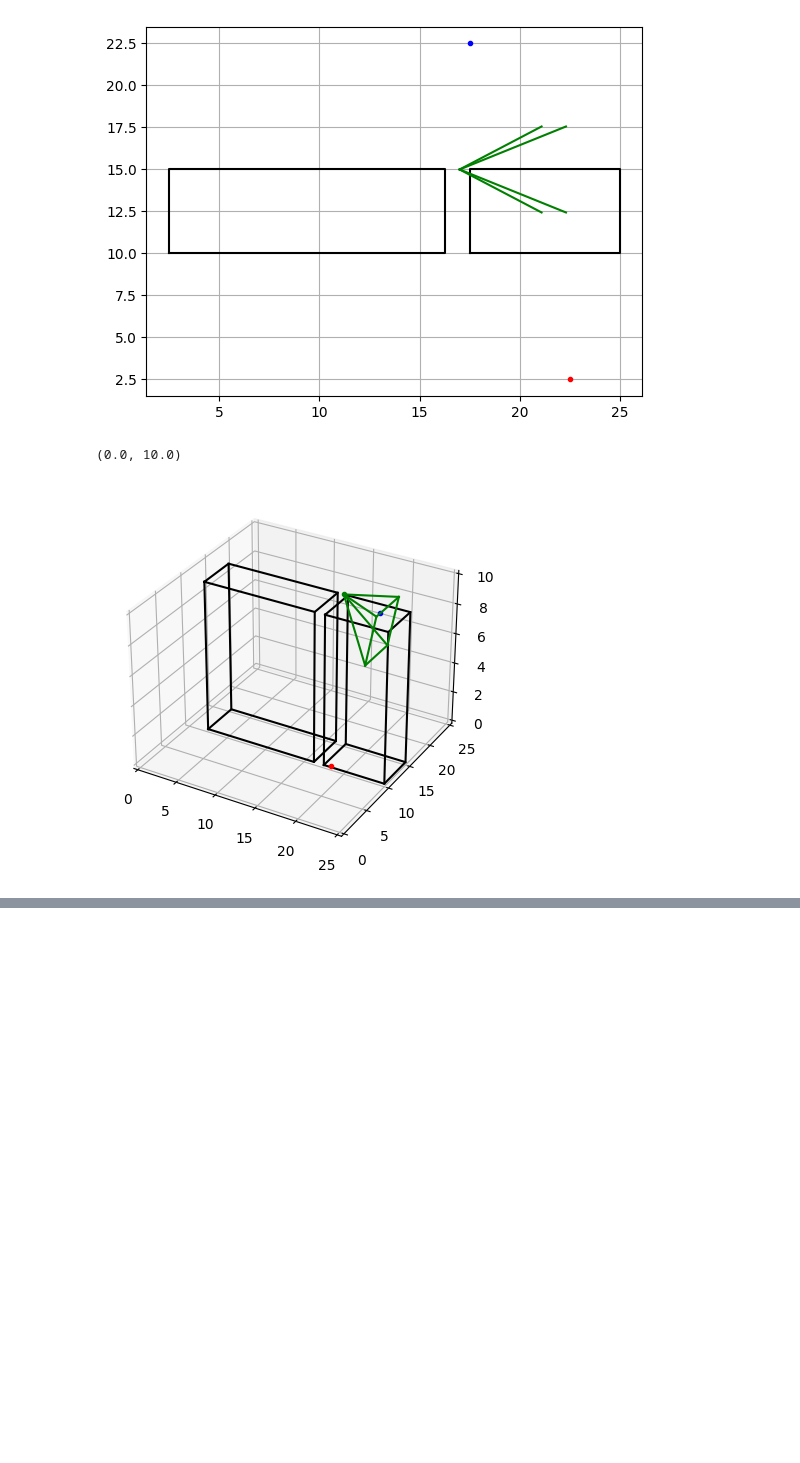
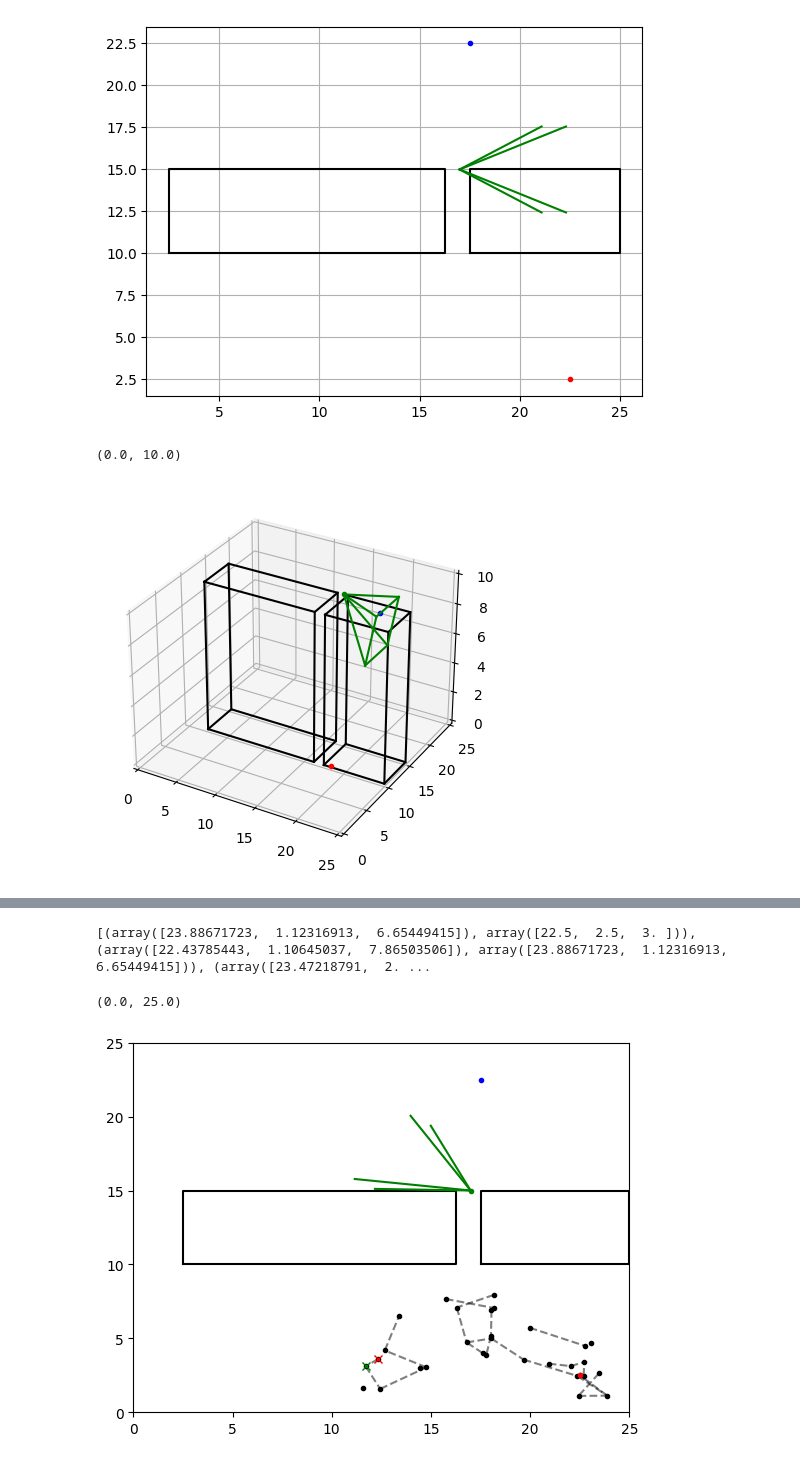
Before and after one commit to jeffersonkim97/cognis_UAM, a Jupyter notebook: script/3D/3DRRT.ipynb, the cells around one changed output, grey strips where cells are left out. Drawn from its saved outputs; the diff is of its cells as text; code cells hidden in the pictures; blank space fills up the shorter version.

```diff
--- a/script/3D/3DRRT.ipynb
+++ b/script/3D/3DRRT.ipynb
@@ -37,7 +37,7 @@ trange = 1
 # %%
 # Other Settings
 K = 5000 # number of verticies
-dQ = 2.5 # Incremental Distance
+dQ = 5 # Incremental Distance
 # %%
 fig = plt.figure()
 ax = plt.axes()
@@ -306,6 +316,24 @@ def new_conf(qnear, qrand, dQ, tprev, rnt):
         if inside_map(qnew) == False or outside_building(qnew, building) == False:
             return qnew, tprev+tt
     return qnew, tprev+rnt
+# %%
+def good_path(a, b, camera, num_cam, tprev):
+    t = np.linspace(0, 1, 1000)
+    for tt in t:
+        currentCheckingPosition = (b-a)*tt + a
+
+        checkInMap = inside_map(currentCheckingPosition)
+        checkOutsideBuilding = outside_building(currentCheckingPosition, building)
+        checkOutCamFOVvec = []
+        for nc in range(num_cam):
+            cam_i = camera[str(nc)]
+            checkOutCamFOVvec.append(outside_FOV(currentCheckingPosition, cam_i, tt+tprev))
+
+        if checkInMap and checkOutsideBuilding and np.sum(checkOutCamFOVvec) == num_cam:
+            continue
+        else:
+            return False
+    return True
 # %%
 cam_pos = np.array([17.0, 15.0, 10.0, 0.0, np.deg2rad(20)])
 R = 5
@@ -535,0 +547,57 @@ print(path)
+# %%
+# Path Rewiring
+G['rewire'] = []
+
+fig = plt.figure()
+ax = plt.axes()
+
+for nb in range(building['nb']):
+    b = building[str(nb)]['Polygon']
+    bx = []
+    by = []
+    for i in range(len(b)+1):
+        if i < len(b):
+            bx.append(b[i][0])
+            by.append(b[i][1])
+        else:
+            bx.append(b[i-len(b)][0])
+            by.append(b[i-len(b)][1])
+    ax.plot(bx, by, '-k')
+
+for kk in range(len(G['node'])):
+    qcurr = G['node'][kk]
+    ax.plot(qcurr[0], qcurr[1], '.k')
+
+print(G['edge'])
+for kk in range(len(G['edge'])):
+    edgecurr = G['edge'][kk]
+    ax.plot([edgecurr[0][0], edgecurr[1][0]], [edgecurr[0][1], edgecurr[1][1]], '--k', alpha=0.5)
+
+
+
+camera_vertex = cam0.get_vertex(currentTime)
+for i in range(4):
+    temp = camera_vertex[str(i)]
+
+    if i == 3:
+        tempt = camera_vertex[str(0)]
+    else:
+        tempt = camera_vertex[str(i+1)]
+    ax.plot([cam_pos[0], temp[0][0]], [cam_pos[1], temp[1][0]], '-g')
+
+ax.plot(cam_pos[0], cam_pos[1], '.g')
+ax.plot(x0[0], x0[1], '.r')
+ax.plot(xf[0], xf[1], '.b')
+
+ax.plot(qnew[0], qnew[1], 'xr')
+ax.plot(qbest[0], qbest[1], 'xg')
+
+ax.set_xlim(map_size[0], map_size[1])
+ax.set_ylim(map_size[2], map_size[3])
+
+#print(G['node'])
+#print(distance(G['node'][0], G['node'][1]))
+# %% [output]
+[(array([23.88671723,  1.12316913,  6.65449415]), array([22.5,  2.5,  3. ])), (array([22.43785443,  1.10645037,  7.86503506]), array([23.88671723,  1.12316913,  6.65449415])), (array([23.47218791,  2. ...
+(0.0, 25.0)
+[figure, added]
```
Also changed, not shown: parts of 12 cells of this notebook.
